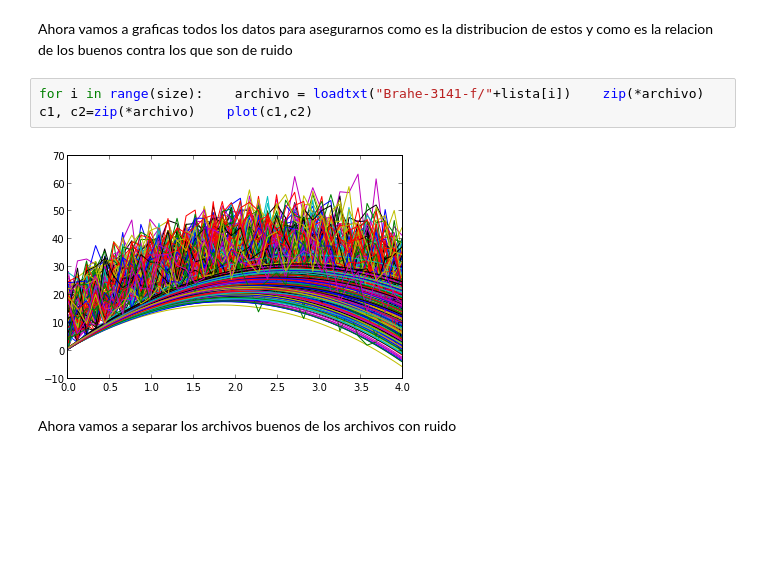
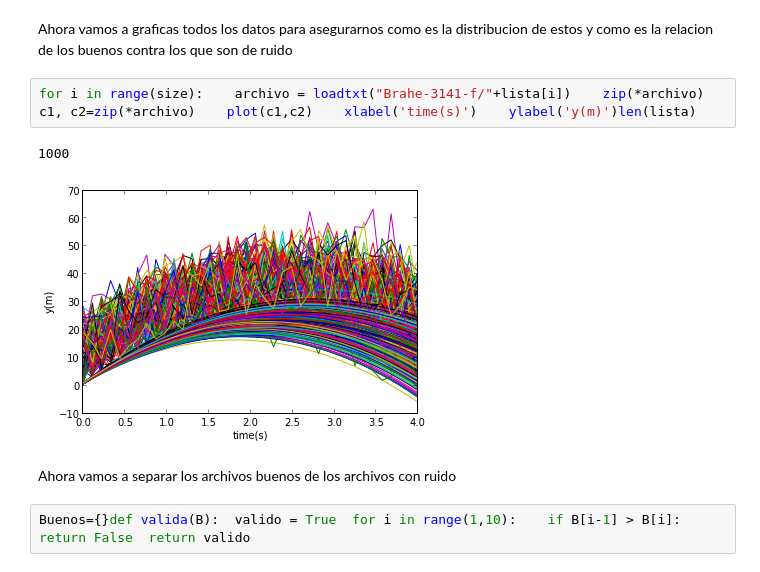
Before and after one commit to LinaPerez/LinaPerez_hw4, a Jupyter notebook: LinaPerez_hw4.ipynb, the cells around one changed output. Cells and saved outputs as stored; diff of their text form; blank space fills up the shorter version.

```diff
--- a/LinaPerez_hw4.ipynb
+++ b/LinaPerez_hw4.ipynb
@@ -15,9 +15,12 @@ print lista
 # %% [markdown]
 Ahora vamos a graficas todos los datos para asegurarnos como es la distribucion de estos y como es la relacion de los buenos contra los que son de ruido
 # %%
-for i in range(size):    archivo = loadtxt("Brahe-3141-f/"+lista[i])    zip(*archivo)    c1, c2=zip(*archivo)    plot(c1,c2)
+for i in range(size):    archivo = loadtxt("Brahe-3141-f/"+lista[i])    zip(*archivo)    c1, c2=zip(*archivo)    plot(c1,c2)    xlabel('time(s)')    ylabel('y(m)')len(lista)
 # %% [output]
+1000
-[figure, old version]
+[figure, new version]
 # %% [markdown]
 Ahora vamos a separar los archivos buenos de los archivos con ruido
+# %%
+Buenos={}def valida(B):  valido = True  for i in range(1,10):    if B[i-1] > B[i]:              return False  return valido
 # %%
```
Also changed, not shown: parts of 6 cells of this notebook.
